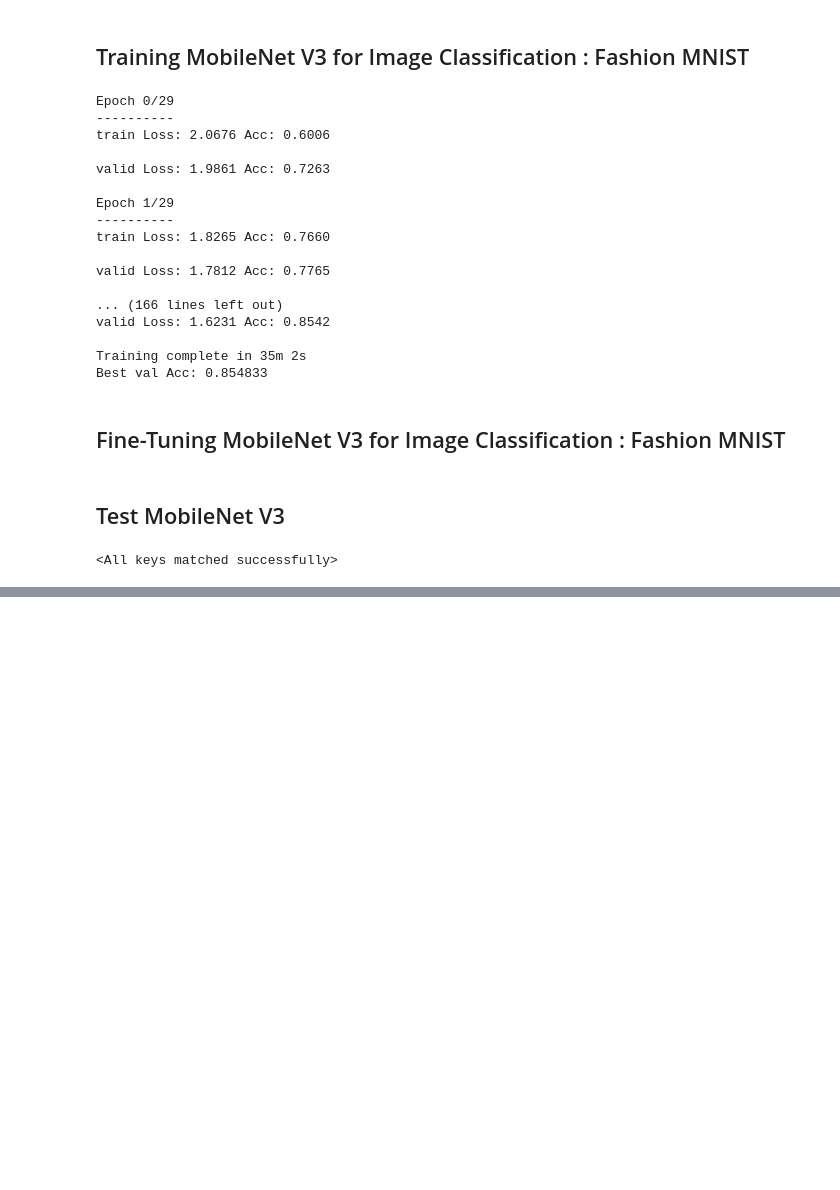
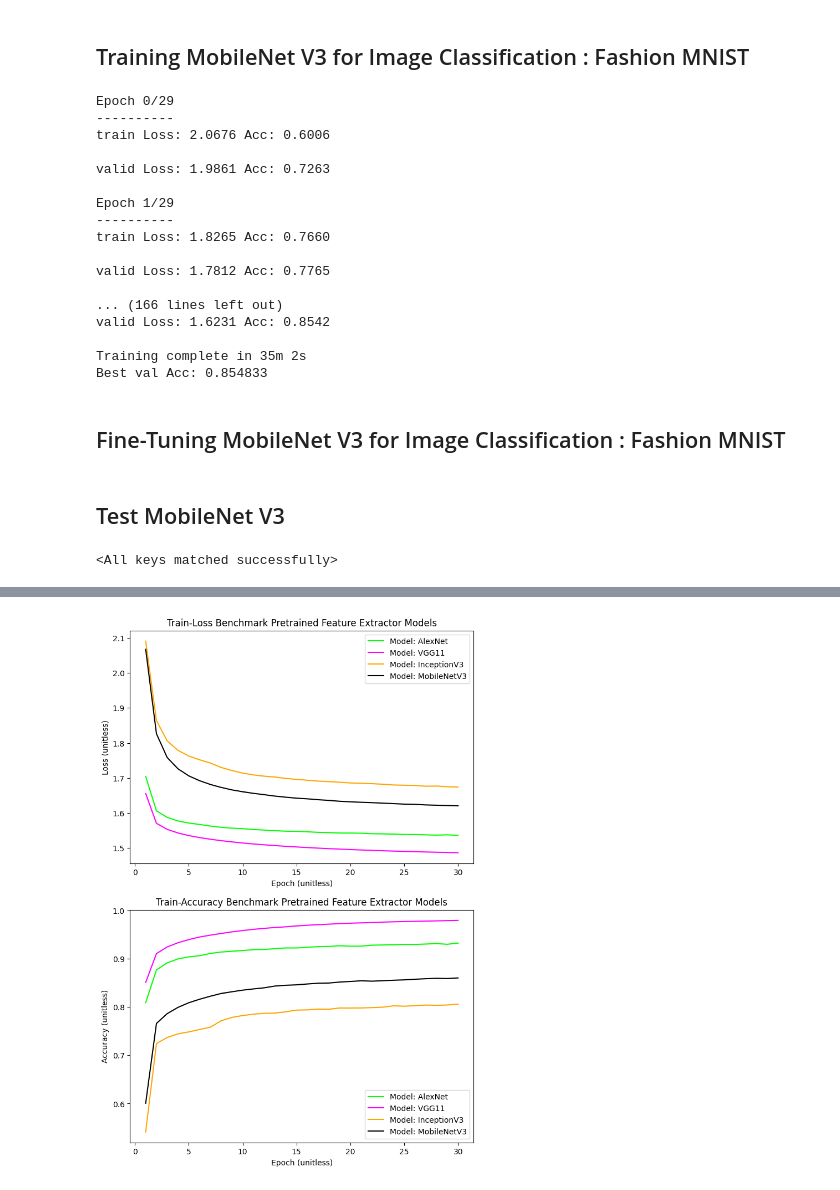
Before and after one commit to kevinmedinag96/Im_Class_Fashion_MNIST, a Jupyter notebook: main.ipynb, the cells around one changed output, grey strips where cells are left out. Saved outputs shown, nothing was run; the diff lists cells and outputs as text; code cells hidden in the pictures; blank space fills up the shorter version.

Commit message:
Benchmark Model Comparison status: completed

```diff
--- a/main.ipynb
+++ b/main.ipynb
@@ -822,0 +888,14 @@ test_model(mobilenet_v3_small_model,logger)
+# %%
+# Nombre del worksheet que deseas leer (reemplaza "NombreHoja" con el nombre real)
+worksheet_name = "FE"
+pth = "./data.xlsx"
+
+# Leer el archivo de Excel y seleccionar el worksheet específico
+df = pd.read_excel(pth, sheet_name=worksheet_name,header=[0,1,2]).drop(["Unnamed: 0_level_0"],axis=1)
+# %%
+df = df.rename(columns={'Accuracy.1' : "Accuracy",
+                        "Loss.1" : "Loss",
+                         'Accuracy.2' : "Accuracy",
+                        "Loss.2" : "Loss",
+                         'Accuracy.3' : "Accuracy",
+                        "Loss.3" : "Loss" })
@@ -822,0 +933,2 @@ test_model(mobilenet_v3_small_model,logger)
+# %%
+df2 = df.drop_duplicates(subset=subset,keep="first").drop(columns=subset1).reset_index().drop(columns=["index"])
@@ -822,0 +961,3 @@ test_model(mobilenet_v3_small_model,logger)
+# %%
+df.dropna(inplace=True)
+df[subset] = df2
@@ -822,0 +1042,43 @@ test_model(mobilenet_v3_small_model,logger)
+# %%
+fig, ax = plt.subplots(2,1, figsize=(8, 12))
+color1 = mcolors.CSS4_COLORS["lime"]
+color2 = mcolors.CSS4_COLORS["magenta"]
+color3 = mcolors.CSS4_COLORS["orange"]
+color4 = mcolors.CSS4_COLORS["black"]
+
+custom_ylim = (1.3,2.1)
+custom_xlim = (1,30)
+
+#plt.setp(ax,  ylim=custom_ylim)#, xlim=custom_xlim)
+
+
+
+
+#---------------------------------- Loss ------------------------------------------------------------- #
+
+ax[0].plot(df.index + 1,df["Train","Alexnet_FE","Loss"],color = color1, label = "Model: AlexNet")
+ax[0].plot(df.index + 1,df["Train","VGG11_FE","Loss"],color = color2, label = "Model: VGG11")
+ax[0].plot(df.index + 1,df["Train","InceptionV3_FE","Loss"],color = color3, label = "Model: InceptionV3")
+ax[0].plot(df.index + 1,df["Train","MobileNetV3_FE","Loss"],color = color4, label = "Model: MobileNetV3")
+
+ax[0].title.set_text("Train-Loss Benchmark Pretrained Feature Extractor Models")
+ax[0].set_xlabel("Epoch (unitless)")
+ax[0].set_ylabel("Loss (unitless)")
+ax[0].legend(loc='upper right')
+
+#---------------------------------- Accuracy ------------------------------------------------------------- #
+
+ax[1].plot(df.index + 1,df["Train","Alexnet_FE","Accuracy"],color = color1, label = "Model: AlexNet")
+ax[1].plot(df.index + 1,df["Train","VGG11_FE","Accuracy"],color = color2, label = "Model: VGG11")
+ax[1].plot(df.index + 1,df["Train","InceptionV3_FE","Accuracy"],color = color3, label = "Model: InceptionV3")
+ax[1].plot(df.index + 1,df["Train","MobileNetV3_FE","Accuracy"],color = color4, label = "Model: MobileNetV3")
+
+ax[1].title.set_text("Train-Accuracy Benchmark Pretrained Feature Extractor Models")
+ax[1].set_xlabel("Epoch (unitless)")
+ax[1].set_ylabel("Accuracy (unitless)")
+ax[1].legend(loc='lower right')
+
+
+plt.show()
+# %% [output]
+[figure, added]
```
Also changed, not shown: parts of 38 cells of this notebook, 1 other file.
